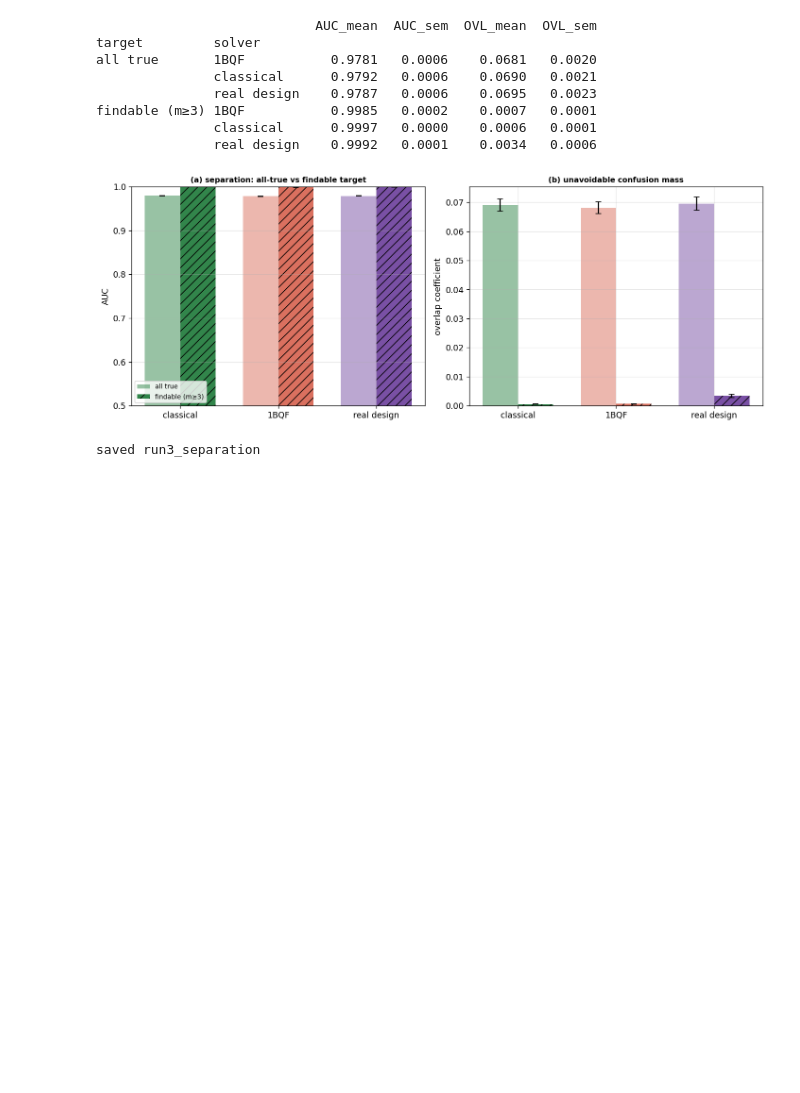
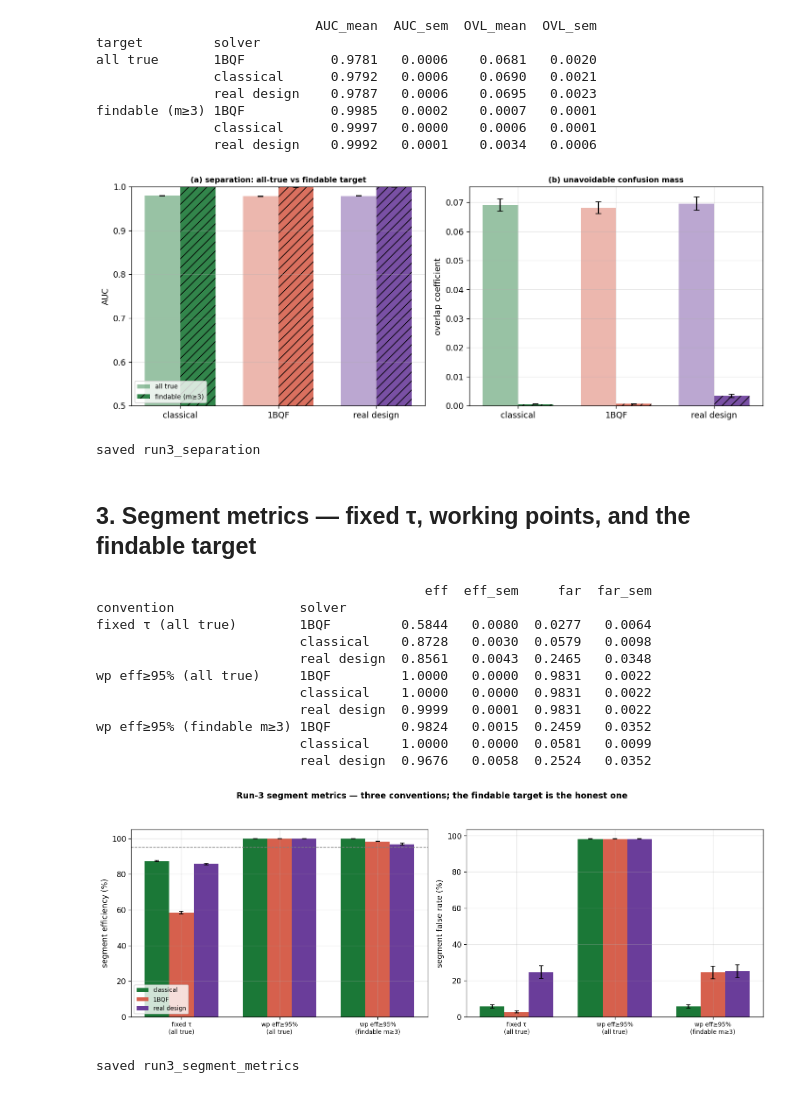
Before and after one commit to GeorgeWilliam1999/Quantum_Track_Reconstruction, a Jupyter notebook: QSVT/Run3/02_activation_spectrum_run3.ipynb, the cells around one changed output. Cells and saved outputs as stored; diff of their text form; code cells hidden in the pictures; blank space fills up the shorter version.

```diff
--- a/QSVT/Run3/02_activation_spectrum_run3.ipynb
+++ b/QSVT/Run3/02_activation_spectrum_run3.ipynb
@@ -137,4 +137,60 @@ findable (m≥3) 1BQF           0.9985   0.0002    0.0007   0.0001
                real design    0.9992   0.0001    0.0034   0.0006
 [figure]
 saved run3_separation
+# %% [markdown]
+## 3. Segment metrics — fixed τ, working points, and the findable target
+# %%
+def seg_metrics(s,t,tau,mask=None):
+    if mask is None: mask=np.ones(len(s),bool)
+    act=(s>tau)&mask
+    tt=t&mask
+    return float((act&tt).sum()/max(tt.sum(),1)), float((act&~t&mask).sum()/max(act.sum(),1))
+def tau_wp(s,t,e=0.95):
+    st=np.sort(s[t]); return st[int(np.floor((1-e)*len(st)))]-1e-9
+rows=[]
+for s,t,tl in DATA:
+    findable=(~t)|(t&(tl>=3))
+    for name in ("classical","1BQF","real design"):
+        x=s[name]
+        e_,f_=seg_metrics(x,t,TAU); rows.append(dict(solver=name,convention="fixed τ (all true)",eff=e_,far=f_))
+        e_,f_=seg_metrics(x,t,tau_wp(x,t,0.95)); rows.append(dict(solver=name,convention="wp eff≥95% (all true)",eff=e_,far=f_))
+        tf=t&(tl>=3)
+        e_,f_=seg_metrics(x,tf,tau_wp(x,tf,0.95),mask=findable)
+        rows.append(dict(solver=name,convention="wp eff≥95% (findable m≥3)",eff=e_,far=f_))
+SM=pd.DataFrame(rows)
+G=SM.groupby(["convention","solver"]).agg(eff=("eff","mean"),eff_sem=("eff","sem"),
+                                          far=("far","mean"),far_sem=("far","sem"))
+print(G.round(4).to_string())
+convs=["fixed τ (all true)","wp eff≥95% (all true)","wp eff≥95% (findable m≥3)"]
+order=["classical","1BQF","real design"]; cols={"classical":"#1b7837","1BQF":"#d6604d","real design":"#6a3d9a"}
+fig,ax=plt.subplots(1,2,figsize=(13.5,5.0))
+x=np.arange(len(convs)); w=0.25
+for k,o in enumerate(order):
+    ax[0].bar(x+(k-1)*w,[100*G.loc[(c,o),"eff"] for c in convs],w,
+              yerr=[100*G.loc[(c,o),"eff_sem"] for c in convs],capsize=3,color=cols[o],label=o)
+    ax[1].bar(x+(k-1)*w,[100*G.loc[(c,o),"far"] for c in convs],w,
+              yerr=[100*G.loc[(c,o),"far_sem"] for c in convs],capsize=3,color=cols[o],label=o)
+for a,lab in zip(ax,("segment efficiency (%)","segment false rate (%)")):
+    a.set_xticks(x); a.set_xticklabels([c.replace(" (","\n(") for c in convs],fontsize=8.5)
+    a.set_ylabel(lab)
+ax[0].axhline(95,color="gray",ls="--",lw=1); ax[0].legend(fontsize=8.5)
+fig.suptitle("Run-3 segment metrics — three conventions; the findable target is the honest one",
+             fontsize=12,fontweight="bold",y=1.0)
+fig.tight_layout(rect=[0,0,1,0.95])
+for e,dp in (("pdf",600),("png",300)): fig.savefig(OUT/f"run3_segment_metrics.{e}",dpi=dp,bbox_inches="tight",facecolor="white")
+plt.show(); print("saved run3_segment_metrics")
+# %% [output]
+                                          eff  eff_sem     far  far_sem
+convention                solver
+fixed τ (all true)        1BQF         0.5844   0.0080  0.0277   0.0064
+                          classical    0.8728   0.0030  0.0579   0.0098
+                          real design  0.8561   0.0043  0.2465   0.0348
+wp eff≥95% (all true)     1BQF         1.0000   0.0000  0.9831   0.0022
+                          classical    1.0000   0.0000  0.9831   0.0022
+                          real design  0.9999   0.0001  0.9831   0.0022
+wp eff≥95% (findable m≥3) 1BQF         0.9824   0.0015  0.2459   0.0352
+                          classical    1.0000   0.0000  0.0581   0.0099
+                          real design  0.9676   0.0058  0.2524   0.0352
+[figure, added]
+saved run3_segment_metrics
 # %% [markdown]
```
Also changed, not shown: parts of 1 cell of this notebook, 19 other files.
